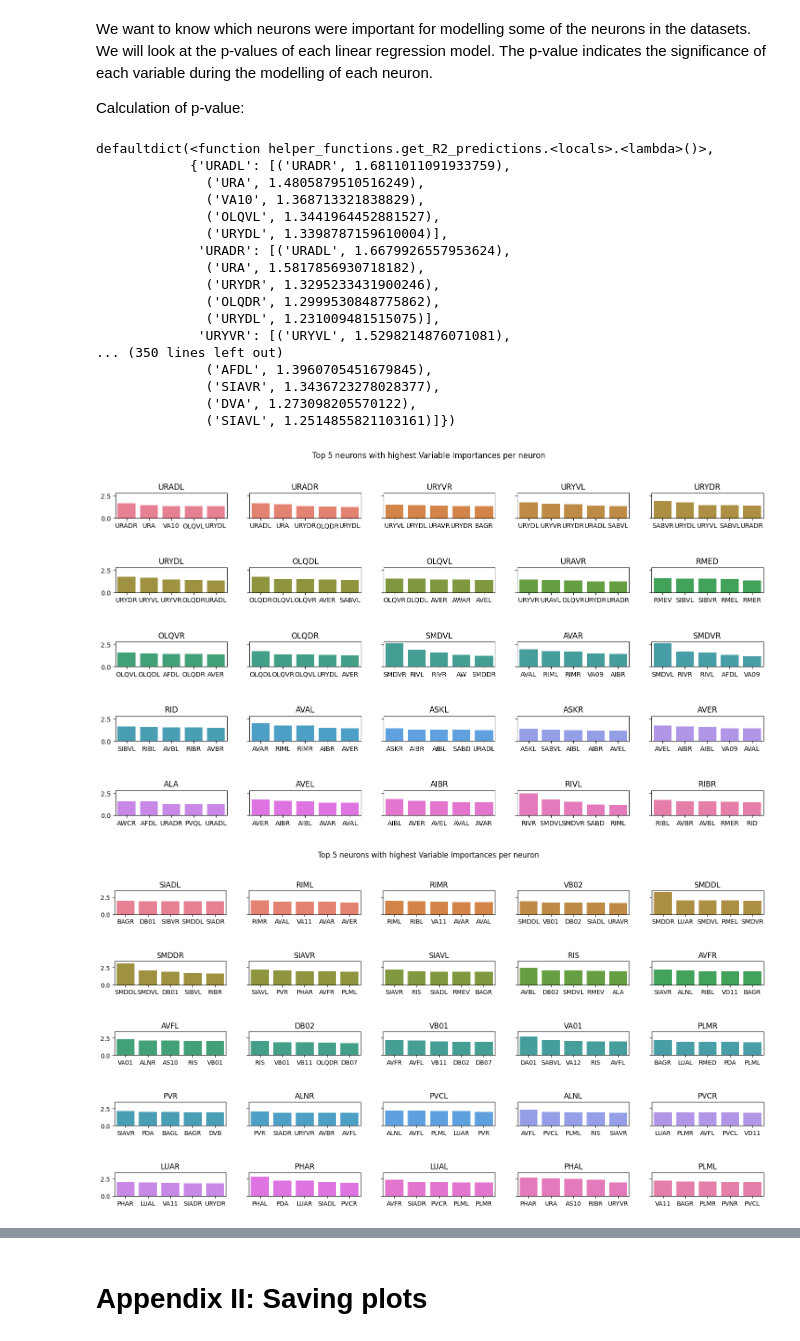
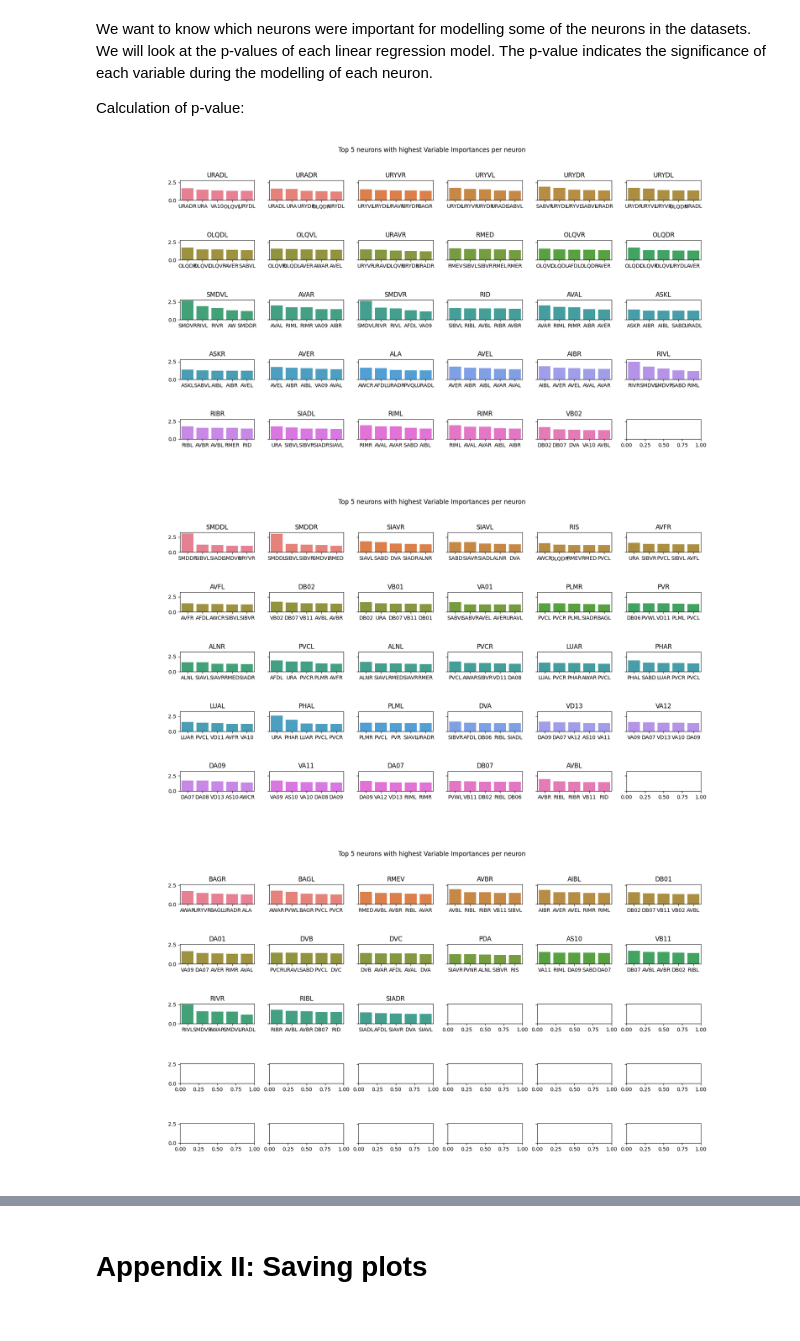
Before and after one commit to Zimmer-lab/neumandy, a Jupyter notebook: data/preprocessing/data_wrangling.ipynb, the cells around one changed output, grey strips where cells are left out. Cells and saved outputs as stored; diff of their text form; code cells hidden in the pictures.

```diff
--- a/data/preprocessing/data_wrangling.ipynb
+++ b/data/preprocessing/data_wrangling.ipynb
@@ -166,67 +121,32 @@ for key,value in importances.items():
     for neuron, list in value.items():
         importances[key][neuron] = hf.np.mean(list)
     importances[key] = sorted(importances[key].items(), key=lambda item: item[1], reverse=True)[:5]
-# %%
-importances
-# %% [output]
-defaultdict(<function helper_functions.get_R2_predictions.<locals>.<lambda>()>,
-            {'URADL': [('URADR', 1.6811011091933759),
-              ('URA', 1.4805879510516249),
-              ('VA10', 1.368713321838829),
-              ('OLQVL', 1.3441964452881527),
-              ('URYDL', 1.3398787159610004)],
-             'URADR': [('URADL', 1.6679926557953624),
-              ('URA', 1.5817856930718182),
-              ('URYDR', 1.3295233431900246),
-              ('OLQDR', 1.2999530848775862),
-              ('URYDL', 1.231009481515075)],
-             'URYVR': [('URYVL', 1.5298214876071081),
-... (350 lines left out)
-              ('AFDL', 1.3960705451679845),
-              ('SIAVR', 1.3436723278028377),
-              ('DVA', 1.273098205570122),
-              ('SIAVL', 1.2514855821103161)]})
-# %%
-for key,value in importances.items():
-    for neuron, list in value.items():
-        importances[key][neuron] = hf.np.mean(list)
-    importances[key] = sorted(importances[key].items(), key=lambda item: item[1], reverse=True)[:5]
 # %%
-fig, axes = plt.subplots(5, 5, figsize=(18, 9), sharey=True)
+# we plot the top 5 neurons with the highest variable importances per neuron
+fig, axes = plt.subplots(5, 6, figsize=(18, 9), sharey=True)
 fig.suptitle('Top 5 neurons with highest Variable Importances per neuron')
 plt.subplots_adjust(hspace = 2)
 axes = axes.flatten()
 count = 0
-palette = iter(sns.husl_palette(25))
+palette = iter(sns.husl_palette(30))
 for i in importances.keys():
-    if count == 25:
-        break
+
     keys = [neuron[0] for neuron in importances[i]]
     vals = [neuron[1] for neuron in importances[i]]
     sns.barplot(ax = axes[count], x=keys, y=vals, dodge=False, color=next(palette))
     axes[count].set_title(i)
     count = count + 1
 
-plt.show()
+    # cut off the plot after 30 neurons so that the plot is not too big
+    if count % round(len(importances.keys())/2.5) == 0:
+        plt.show()
+        fig, axes = plt.subplots(5, 6, figsize=(18, 9), sharey=True)
+        fig.suptitle('Top 5 neurons with highest Variable Importances per neuron')
+        plt.subplots_adjust(hspace = 2)
+        axes = axes.flatten()
+        count = 0
+        palette = iter(sns.husl_palette(30))
 # %% [output]
-[figure, old version]
+[figure, new version]
+[figure, added]
+[figure, added]
-# %%
-fig, axes = plt.subplots(5, 5, figsize=(19, 9), sharey=True)
-fig.suptitle('Top 5 neurons with highest Variable Importances per neuron')
-plt.subplots_adjust(hspace = 2)
-axes = axes.flatten()
-count = 0
-c = 0
-palette = iter(sns.husl_palette(25))
-for i in importances.keys():
-    if count > 24 and count < 50:
-        keys = [neuron[0] for neuron in importances[i]]
-        vals = [neuron[1] for neuron in importances[i]]
-        sns.barplot(ax = axes[c], x=keys, y=vals, dodge=False, color=next(palette))
-        axes[c].set_title(i)
-        c = c + 1
-    count = count + 1
-
-plt.show()
-# %% [output]
-[figure, removed]
```
Also changed, not shown: parts of 8 cells of this notebook, 3 other files.
